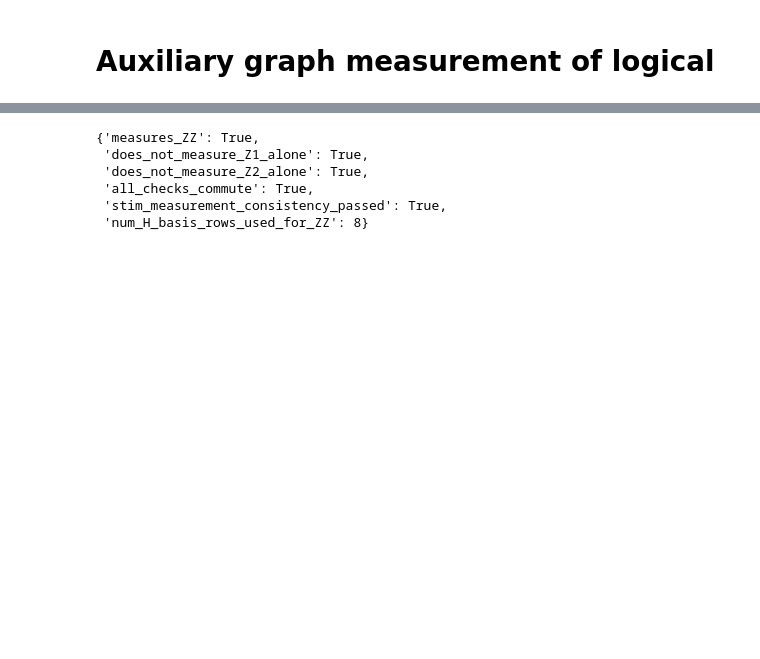
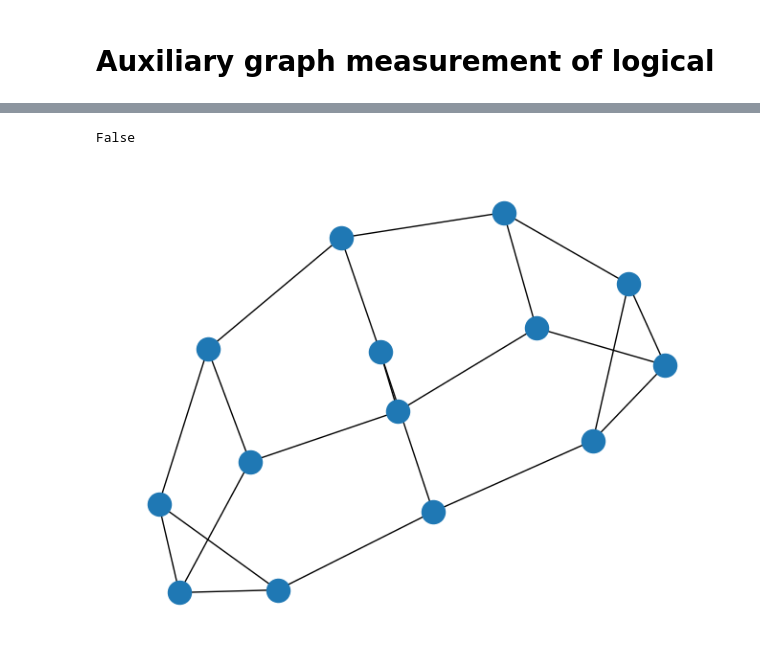
Before and after one commit to jeanettejennifer/Ravioli-project, a Jupyter notebook: adapter.ipynb, the cells around one changed output, grey strips where cells are left out. Drawn from its saved outputs; the diff is of its cells as text; code cells hidden in the pictures; blank space fills up the shorter version.

```diff
--- a/adapter.ipynb
+++ b/adapter.ipynb
@@ -274,6 +280,12 @@ Combination of checks: [36 37 38 39 40 41 42 43 44 45 46 47 48 49]
 # %% [markdown]
 # Auxiliary graph measurement of logical
 # %%
+import os
+os.environ.setdefault("NUMBA_CACHE_DIR", "/private/tmp/numba_cache")
+os.environ.setdefault("MPLCONFIGDIR", "/private/tmp/matplotlib_cache")
+os.makedirs(os.environ["NUMBA_CACHE_DIR"], exist_ok=True)
+os.makedirs(os.environ["MPLCONFIGDIR"], exist_ok=True)
+
 import graph_helper_functions
 from graph_helper_functions import *
 import matplotlib.pyplot as plt
@@ -326,10 +338,11 @@ def deform_code_for_logical(H, basis, logical):
                 g.add_edge(*e)
     #print_degree_stats(g, "after adding edges")
 
-    H_basis_nonzero = H_basis_all[np.any(H_basis_all, axis=1)]
-    max_cycle_weight = int(np.max(np.sum(H_basis_nonzero, axis=1))) if len(H_basis_nonzero) else 4
+    row_weights = np.sum(np.array(H_basis_all), axis=1)
+    max_cycle_weight = int(np.max(row_weights)) if H_basis_all.shape[0] else 4
     max_cycle_weight = max(max_cycle_weight, 3)
 
+    #print(max_cycle_weight)
     cycles_edges = find_short_cycle_basis(
         [tuple(map(int, e)) for e in g.get_edgelist()],
         return_edges=True,
@@ -395,7 +408,8 @@ b = y**3+x+x**2
 orders = {x: 6, y: 6}
 BB_code = codes.BBCode(orders=orders, poly_a=a, poly_b=b)
 
-deformation_result = deform_code_for_logical(BB_code.matrix, Pauli.Z, BB_code.get_logical_ops(Pauli.Z)[0])
+deformation_result = deform_code_for_logical(BB_code.matrix, Pauli.Z, BB_code.get_logical_ops(Pauli.Z)[1])
+g = deformation_result["g"]
 # %%
 # validate graphs for BB code
 code = codes.SurfaceCode(4, 4)
@@ -799,27 +1040,0 @@ def check_auxiliary_merge_measures_ZZ(
-# %%
-surface_code = codes.SurfaceCode(4, 4)
-H = surface_code.matrix
-
-logical1 = surface_code.get_logical_ops(Pauli.Z)[0]
-logical2 = surface_code.get_logical_ops(Pauli.Z)[0]
-
-deformation_result1 = deform_code_for_logical(H=H, basis=Pauli.Z, logical=logical1)
-deformation_result2 = deform_code_for_logical(H=H, basis=Pauli.Z, logical=logical2)
-
-merge_result = auxiliary_merge(deformation_result1, deformation_result2)
-
-check_auxiliary_merge_measures_ZZ(
-    surface_code,
-    deformation_result1,
-    deformation_result2,
-    merge_result,
-    logical1,
-    logical2,
-)
-# %% [output]
-{'measures_ZZ': True,
- 'does_not_measure_Z1_alone': True,
- 'does_not_measure_Z2_alone': True,
- 'all_checks_commute': True,
- 'stim_measurement_consistency_passed': True,
- 'num_H_basis_rows_used_for_ZZ': 8}
@@ -825,0 +1155,12 @@ check_auxiliary_merge_measures_ZZ(
+# %%
+import networkx as nx
+g = deform_code_for_logical(BB_code.matrix, Pauli.Z, BB_code.get_logical_ops(Pauli.Z)[0])["g"]
+plot(g)
+A = g.get_edgelist()
+G = nx.Graph(A)
+nx.is_planar(G)
+nx.draw(G)
+nx.is_planar(G)
+# %% [output]
+False
+[figure, added]
```
Also changed, not shown: parts of 21 cells of this notebook, 5 other files.
